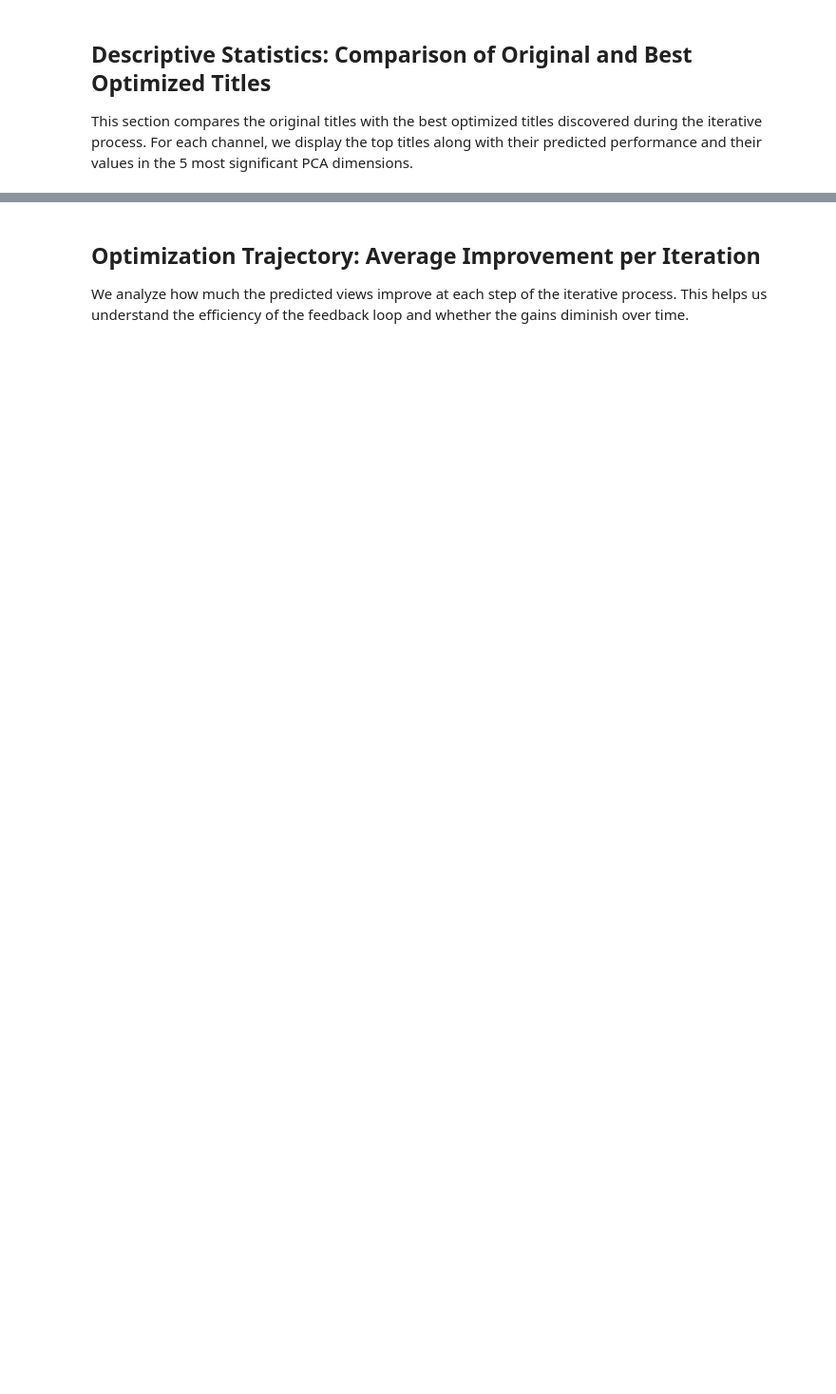
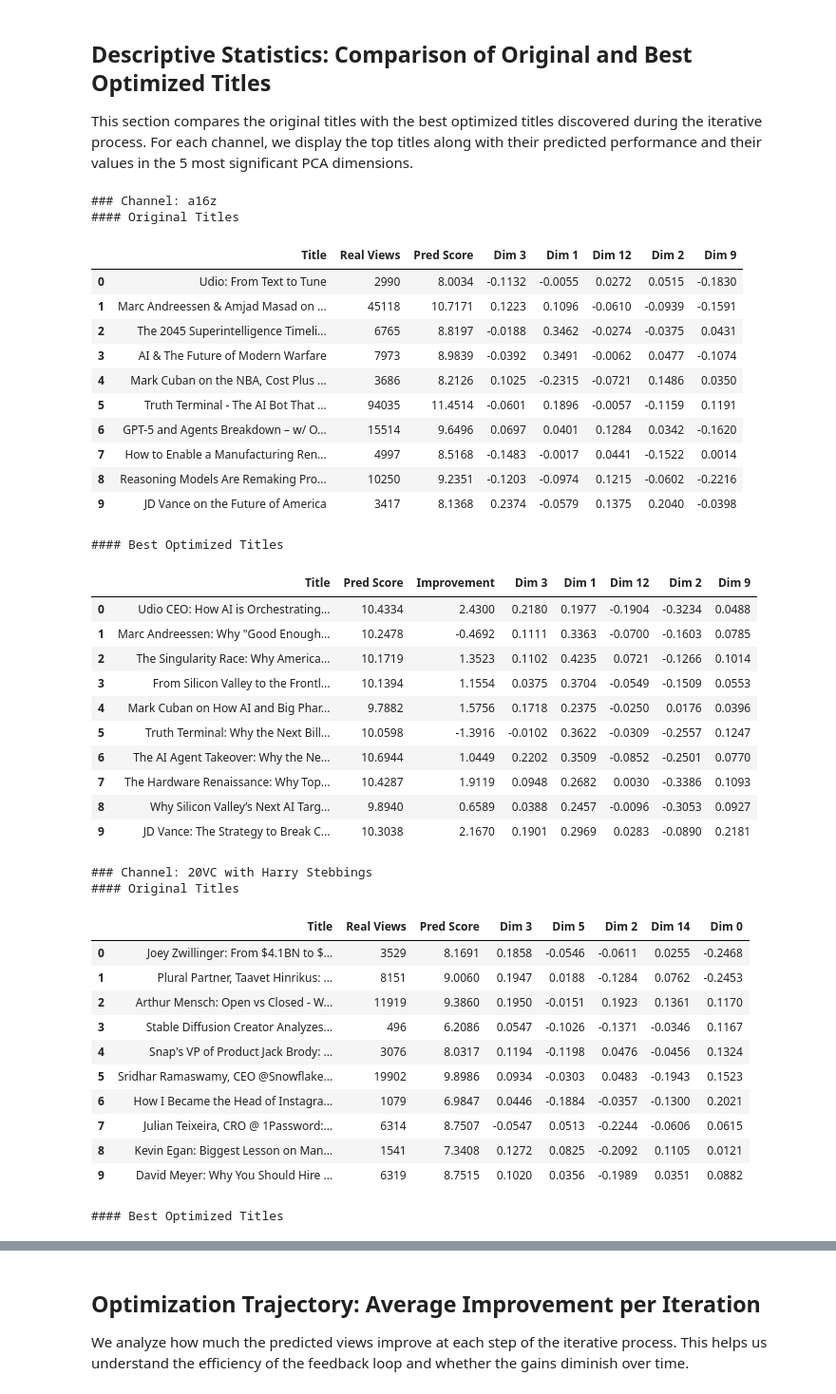
Before and after one commit to sanmquin/HELENA, a Jupyter notebook: title generation/1.Optimization_analysis.ipynb, the cells around one changed output, grey strips where cells are left out. Shown at 95% size. Saved outputs shown, nothing was run; the diff lists cells and outputs as text; code cells hidden in the pictures; blank space fills up the shorter version.

```diff
--- a/title generation/1.Optimization_analysis.ipynb
+++ b/title generation/1.Optimization_analysis.ipynb
@@ -65,7 +75,7 @@ with open(EVAL_DATA_PATH, 'r') as f:
 
 def get_top_5_dims(channel_name, eval_dataset):
     channel_data = next(c for c in eval_dataset if c['channel_name'].lower() == channel_name.lower())
-    coeffs = np.abs(channel_data['model_params']['coefficients'])
+    coeffs = np.abs(channel_data['model']['coefficients'])
     top_5_indices = np.argsort(coeffs)[-5:][::-1]
     return top_5_indices
 
@@ -82,8 +92,8 @@ def create_comparison_tables(df, eval_dataset, pca, embedding_model):
         orig_data = []
         for _, row in channel_df.iterrows():
             channel_eval = next(c for c in eval_dataset if c['channel_name'].lower() == channel.lower())
-            video_eval = next(v for v in channel_eval['videos'] if v['id'] == row['video_id'])
-            real_views = video_eval['views']
+            video_eval = next(v for v in channel_eval['test_videos'] if v['video_id'] == row['video_id'])
+            real_views = video_eval['actual_views']
 
             emb = embedding_model.encode([row['original_title']])
             proj = pca.transform(emb)[0]
@@ -92,30 +102,70 @@ def create_comparison_tables(df, eval_dataset, pca, embedding_model):
                 'Title': row['original_title'],
                 'Real Views': real_views,
                 'Pred Score': f"{row['original_score']:.4f}"
             }
             for d in top_5_dims:
                 res[f'Dim {d}'] = f"{proj[d]:.4f}"
             orig_data.append(res)
 
         print("#### Original Titles")
         display(pd.DataFrame(orig_data))
 
         # Best Optimized Titles Table
         best_data = []
         for _, row in channel_df.iterrows():
             emb = embedding_model.encode([row['best_optimized_title']])
             proj = pca.transform(emb)[0]
 
             res = {
                 'Title': row['best_optimized_title'],
                 'Pred Score': f"{row['best_optimized_score']:.4f}",
                 'Improvement': f"{row['improvement']:.4f}"
             }
             for d in top_5_dims:
                 res[f'Dim {d}'] = f"{proj[d]:.4f}"
             best_data.append(res)
 
         print("#### Best Optimized Titles")
         display(pd.DataFrame(best_data))
 
 create_comparison_tables(df, eval_dataset, pca_reconstructed, embedding_model)
+# %% [output]
+### Channel: a16z
+#### Original Titles
+|  | Title | Real Views | Pred Score | Dim 3 | Dim 1 | Dim 12 | Dim 2 | Dim 9 |
+| 0 | Udio: From Text to Tune | 2990 | 8.0034 | -0.1132 | -0.0055 | 0.0272 | 0.0515 | -0.1830 |
+| 1 | Marc Andreessen & Amjad Masad on ... | 45118 | 10.7171 | 0.1223 | 0.1096 | -0.0610 | -0.0939 | -0.1591 |
+| 2 | The 2045 Superintelligence Timeli... | 6765 | 8.8197 | -0.0188 | 0.3462 | -0.0274 | -0.0375 | 0.0431 |
+| 3 | AI & The Future of Modern Warfare | 7973 | 8.9839 | -0.0392 | 0.3491 | -0.0062 | 0.0477 | -0.1074 |
+| 4 | Mark Cuban on the NBA, Cost Plus ... | 3686 | 8.2126 | 0.1025 | -0.2315 | -0.0721 | 0.1486 | 0.0350 |
+| 5 | Truth Terminal - The AI Bot That ... | 94035 | 11.4514 | -0.0601 | 0.1896 | -0.0057 | -0.1159 | 0.1191 |
+| 6 | GPT-5 and Agents Breakdown – w/ O... | 15514 | 9.6496 | 0.0697 | 0.0401 | 0.1284 | 0.0342 | -0.1620 |
+| 7 | How to Enable a Manufacturing Ren... | 4997 | 8.5168 | -0.1483 | -0.0017 | 0.0441 | -0.1522 | 0.0014 |
+| 8 | Reasoning Models Are Remaking Pro... | 10250 | 9.2351 | -0.1203 | -0.0974 | 0.1215 | -0.0602 | -0.2216 |
+| 9 | JD Vance on the Future of America | 3417 | 8.1368 | 0.2374 | -0.0579 | 0.1375 | 0.2040 | -0.0398 |
+#### Best Optimized Titles
+|  | Title | Pred Score | Improvement | Dim 3 | Dim 1 | Dim 12 | Dim 2 | Dim 9 |
+| 0 | Udio CEO: How AI is Orchestrating... | 10.4334 | 2.4300 | 0.2180 | 0.1977 | -0.1904 | -0.3234 | 0.0488 |
+| 1 | Marc Andreessen: Why "Good Enough... | 10.2478 | -0.4692 | 0.1111 | 0.3363 | -0.0700 | -0.1603 | 0.0785 |
+| 2 | The Singularity Race: Why America... | 10.1719 | 1.3523 | 0.1102 | 0.4235 | 0.0721 | -0.1266 | 0.1014 |
+| 3 | From Silicon Valley to the Frontl... | 10.1394 | 1.1554 | 0.0375 | 0.3704 | -0.0549 | -0.1509 | 0.0553 |
+| 4 | Mark Cuban on How AI and Big Phar... | 9.7882 | 1.5756 | 0.1718 | 0.2375 | -0.0250 | 0.0176 | 0.0396 |
+| 5 | Truth Terminal: Why the Next Bill... | 10.0598 | -1.3916 | -0.0102 | 0.3622 | -0.0309 | -0.2557 | 0.1247 |
+| 6 | The AI Agent Takeover: Why the Ne... | 10.6944 | 1.0449 | 0.2202 | 0.3509 | -0.0852 | -0.2501 | 0.0770 |
+| 7 | The Hardware Renaissance: Why Top... | 10.4287 | 1.9119 | 0.0948 | 0.2682 | 0.0030 | -0.3386 | 0.1093 |
+| 8 | Why Silicon Valley’s Next AI Targ... | 9.8940 | 0.6589 | 0.0388 | 0.2457 | -0.0096 | -0.3053 | 0.0927 |
+| 9 | JD Vance: The Strategy to Break C... | 10.3038 | 2.1670 | 0.1901 | 0.2969 | 0.0283 | -0.0890 | 0.2181 |
+### Channel: 20VC with Harry Stebbings
+#### Original Titles
+|  | Title | Real Views | Pred Score | Dim 3 | Dim 5 | Dim 2 | Dim 14 | Dim 0 |
+| 0 | Joey Zwillinger: From $4.1BN to $... | 3529 | 8.1691 | 0.1858 | -0.0546 | -0.0611 | 0.0255 | -0.2468 |
+| 1 | Plural Partner, Taavet Hinrikus: ... | 8151 | 9.0060 | 0.1947 | 0.0188 | -0.1284 | 0.0762 | -0.2453 |
+| 2 | Arthur Mensch: Open vs Closed - W... | 11919 | 9.3860 | 0.1950 | -0.0151 | 0.1923 | 0.1361 | 0.1170 |
+| 3 | Stable Diffusion Creator Analyzes... | 496 | 6.2086 | 0.0547 | -0.1026 | -0.1371 | -0.0346 | 0.1167 |
+| 4 | Snap's VP of Product Jack Brody: ... | 3076 | 8.0317 | 0.1194 | -0.1198 | 0.0476 | -0.0456 | 0.1324 |
+| 5 | Sridhar Ramaswamy, CEO @Snowflake... | 19902 | 9.8986 | 0.0934 | -0.0303 | 0.0483 | -0.1943 | 0.1523 |
+| 6 | How I Became the Head of Instagra... | 1079 | 6.9847 | 0.0446 | -0.1884 | -0.0357 | -0.1300 | 0.2021 |
+| 7 | Julian Teixeira, CRO @ 1Password:... | 6314 | 8.7507 | -0.0547 | 0.0513 | -0.2244 | -0.0606 | 0.0615 |
+| 8 | Kevin Egan: Biggest Lesson on Man... | 1541 | 7.3408 | 0.1272 | 0.0825 | -0.2092 | 0.1105 | 0.0121 |
+| 9 | David Meyer: Why You Should Hire ... | 6319 | 8.7515 | 0.1020 | 0.0356 | -0.1989 | 0.0351 | 0.0882 |
+#### Best Optimized Titles
```
Also changed, not shown: parts of 6 cells of this notebook.
